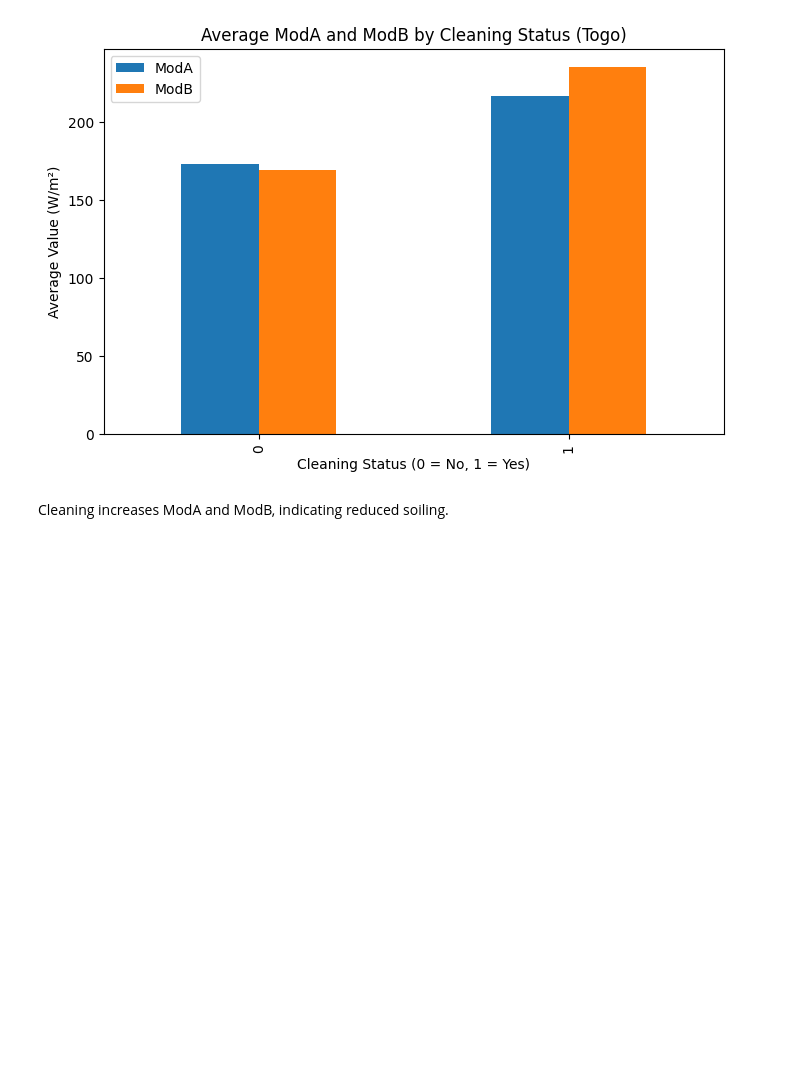
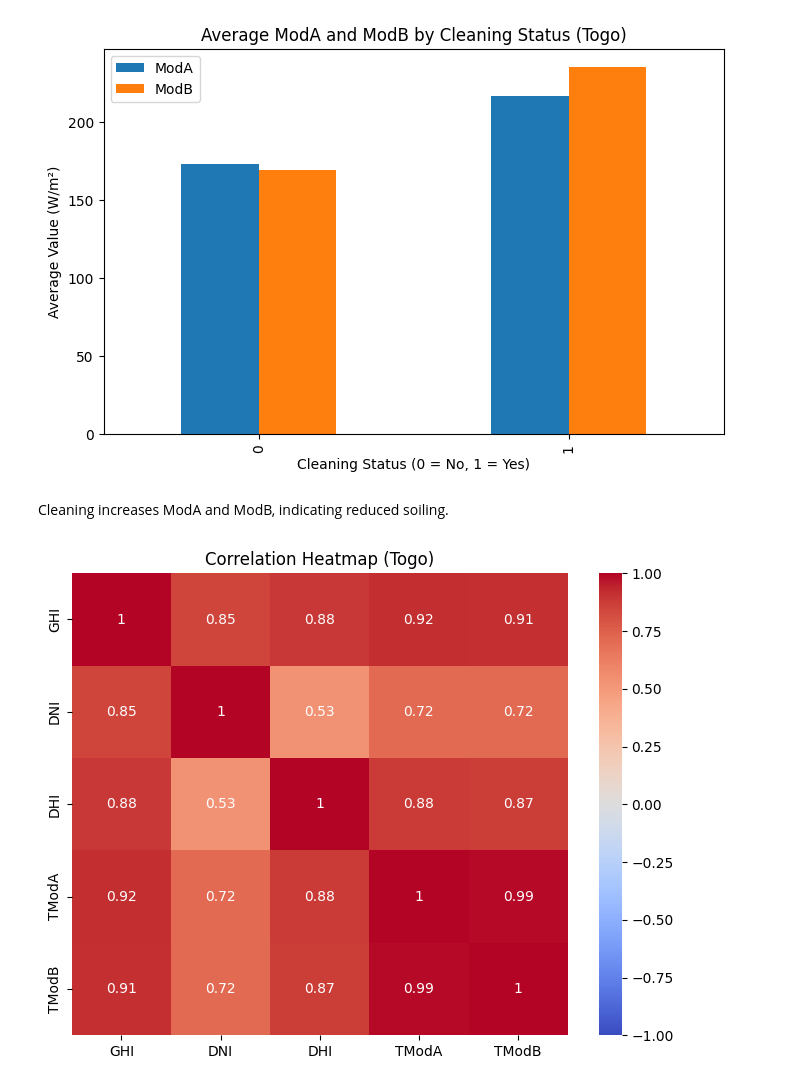
Before and after one commit to FasikaBelayneh/solar-challenge-week1, a Jupyter notebook: notebooks/togo_eda.ipynb, the cells around one changed output. Drawn from its saved outputs; the diff is of its cells as text; code cells hidden in the pictures; blank space fills up the shorter version.

Commit message:
feat: add correlation and scatter plot analysis for Togo

```diff
--- a/notebooks/togo_eda.ipynb
+++ b/notebooks/togo_eda.ipynb
@@ -134,3 +134,14 @@ plt.show()
 [figure]
 # %% [markdown]
 Cleaning increases ModA and ModB, indicating reduced soiling.
+# %%
+# Correlation matrix
+correlation_matrix = df[['GHI', 'DNI', 'DHI', 'TModA', 'TModB']].corr()
+
+# Plot heatmap
+plt.figure(figsize=(8, 6))
+sns.heatmap(correlation_matrix, annot=True, cmap='coolwarm', vmin=-1, vmax=1)
+plt.title('Correlation Heatmap (Togo)')
+plt.show()
+# %% [output]
+[figure, added]
```
Also changed, not shown: parts of 1 cell of this notebook.
